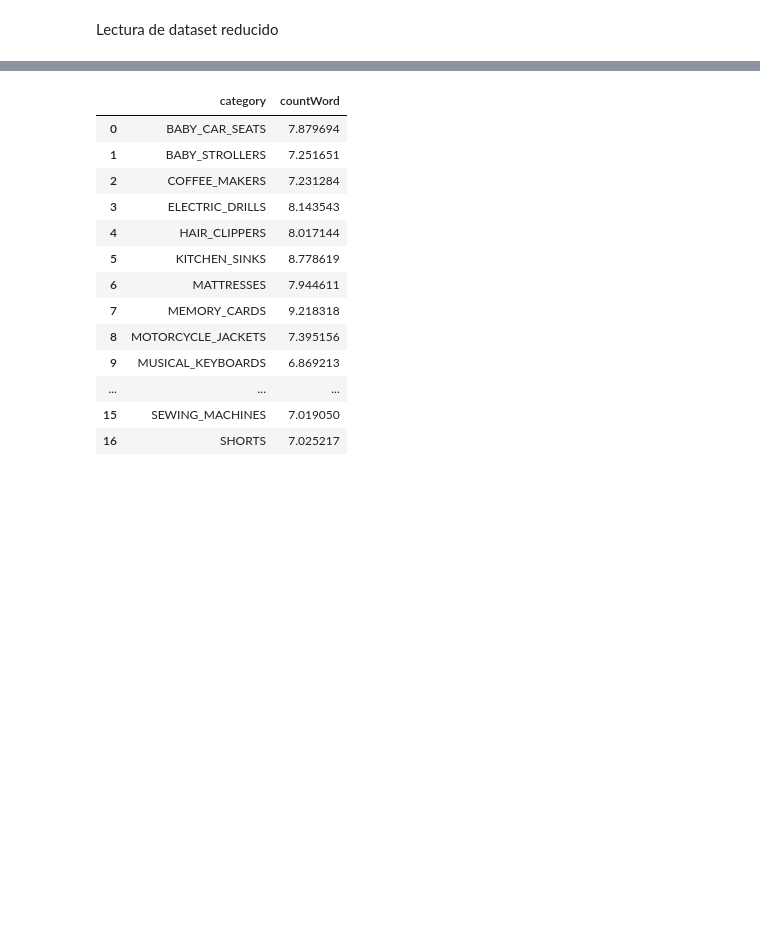
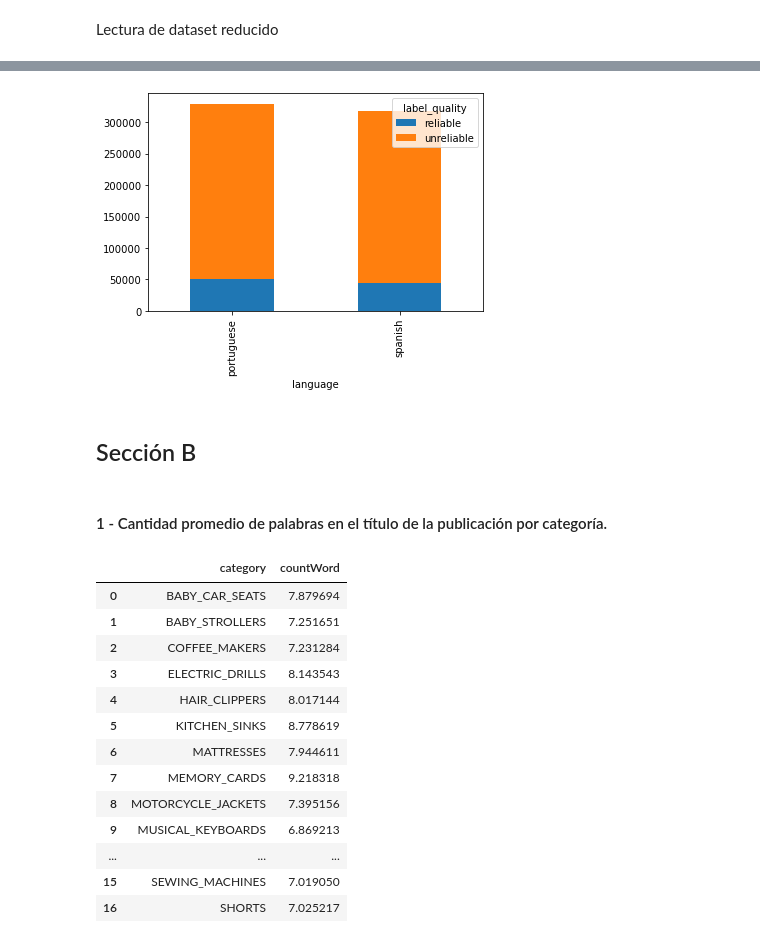
Before and after one commit to mgobbi289/DiploDatos, a Jupyter notebook: Mentoria/01-Analisis_y_Visualizacion.ipynb, the cells around one changed output, grey strips where cells are left out. Saved outputs shown, nothing was run; the diff lists cells and outputs as text; code cells hidden in the pictures; blank space fills up the shorter version.

```diff
--- a/Mentoria/01-Analisis_y_Visualizacion.ipynb
+++ b/Mentoria/01-Analisis_y_Visualizacion.ipynb
@@ -129,3 +369,14 @@ g = sns.catplot(x="PercentLanguage", y="category",
+# %%
+# Visualizamos la proporción de publicaciones con cada lenguaje y etiqueta
+df_tabla = pd.crosstab(index=df_dataset['language'], columns=df_dataset['label_quality'])
+
+df_tabla.plot.bar(stacked=True);
+# %% [output]
+[figure, added]
+# %% [markdown]
+## Sección B
+# %% [markdown]
+#### 1 - Cantidad promedio de palabras en el título de la publicación por categoría.
 # %%
 df_dataset
 df_dataset2 = df_dataset.copy()
```
Also changed, not shown: parts of 53 cells of this notebook, 1 other file.
